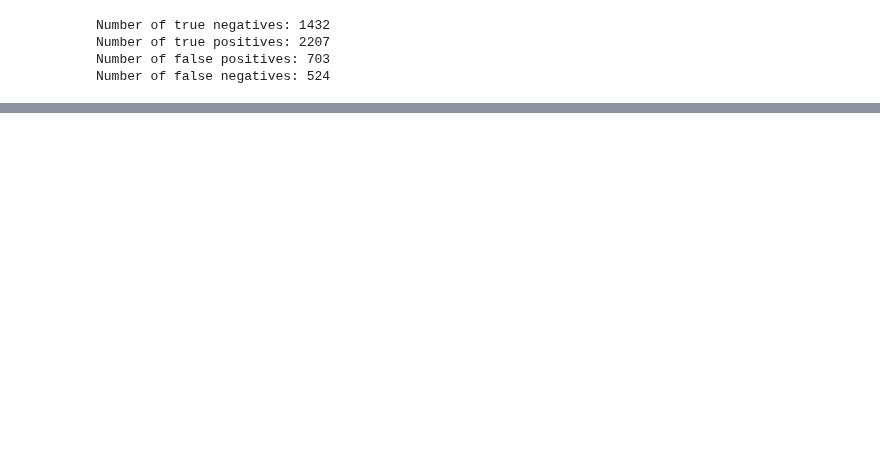
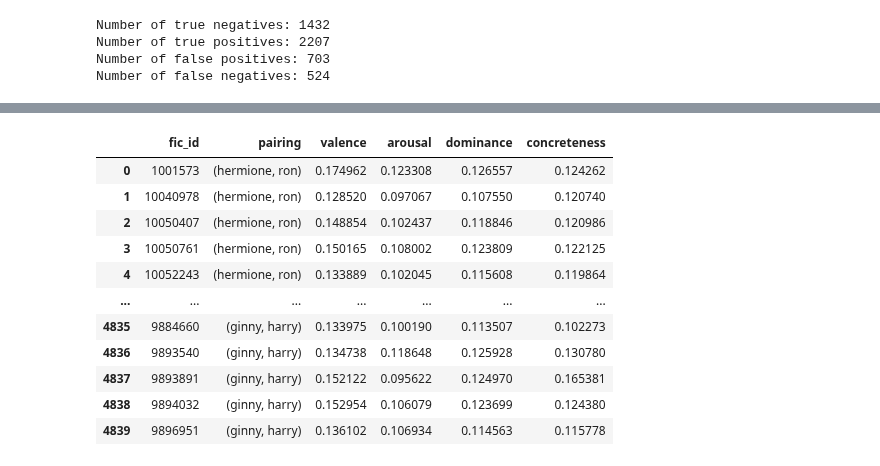
Before and after one commit to michaelmilleryoder/fanfiction-scripts, a Jupyter notebook: jupyter/emnlp2020_analysis.ipynb, the cells around one changed output, grey strips where cells are left out. Cells and saved outputs as stored; diff of their text form; code cells hidden in the pictures; blank space fills up the shorter version.

Commit message:
lexicon analysis

```diff
--- a/jupyter/emnlp2020_analysis.ipynb
+++ b/jupyter/emnlp2020_analysis.ipynb
@@ -275,3 +275,9 @@ See the caveats in the documentation: https://pandas.pydata.org/pandas-docs/stab
 train.to_pickle('/usr2/mamille2/fanfiction-project/output/emnlp2020_predictions/relationship_prediction_sample5400_train.pkl')
 # %% [markdown]
 # Look into correct, incorrect predictions on training set
+# %%
+# Load training set predictions
+import pandas as pd
+
+train = pd.read_pickle('/usr2/mamille2/fanfiction-project/output/emnlp2020_predictions/relationship_prediction_sample5400_train.pkl')
+train.shape
@@ -292,0 +324,6 @@ Number of false negatives: 524
+# %%
+# s = false_positives.sample(5, random_state=15)
+# s = false_negatives.sample(5, random_state=15)
+# s = true_positives.sample(5, random_state=15)
+s = true_negatives.sample(5, random_state=15)
+s.loc[:, ['fic_id', 'pairing', 'best_pred_canon', 'is_canon']]
@@ -292,0 +417,8 @@ Number of false negatives: 524
+# %%
+# Load style lexicon
+
+lexicon_fpath = '/projects/quarantine_impacts/lexicons/combined_lexicon.csv'
+lexicon_data = pd.read_csv(lexicon_fpath)
+
+lexicon = lexicon_data.set_index('word').to_dict(orient='index')
+lexicon
@@ -292,0 +443,50 @@ Number of false negatives: 524
+# %%
+from collections import Counter
+
+def lexicon_scores(text):
+#     text_values = {key: 0 for key in ['valence', 'arousal', 'dominance', 'concreteness']}
+    text_values = Counter({key: 0 for key in ['valence', 'arousal', 'dominance', 'concreteness']})
+    for tok in text.split():
+        if tok in lexicon:
+            text_values = Counter(lexicon[tok]) + text_values
+
+    return {key: val/len(text.split()) for key, val in text_values.items()}
+
+import re
+
+def pairing_present(text, pairing):
+     if re.search(r'\b{}\b'.format(pairing[0]), text) and re.search(r'\b{}\b'.format(pairing[1]), text):
+        return True
+     else:
+        return False
+
+# Join with story texts, find paragraphs with both characters
+import os
+import csv
+import pandas as pd
+from collections import Counter
+from tqdm.notebook import tqdm
+import pdb
+
+story_dirpath = '/data/fanfiction_ao3/harrypotter/preprocessed_paras/'
+# story_dirpath = '/usr2/mamille2/fanfiction-project/data/ao3/harrypotter/fics_paras'
+lexicon_outlines = []
+
+for fic_id, pairing in tqdm(list(zip(train['fic_id'], train['pairing']))):
+    fic_fpath = os.path.join(story_dirpath, f'{fic_id}.txt')
+    fic_lexicon_totals = Counter({key: 0 for key in ['valence', 'arousal', 'dominance', 'concreteness']})
+    with open(fic_fpath) as f:
+        paras = [p for p in f.read().splitlines()]
+        paras_present = [para for para in paras if pairing_present(para, pairing)]
+#         if len(paras_present) < 5:
+#             print(len(paras_present))
+        if len(paras_present)==0:
+            continue
+        for para in paras_present:
+            fic_lexicon_totals += Counter(lexicon_scores(para))
+    fic_lexicon_scores = {key: total/len(paras_present) for key, total in fic_lexicon_totals.items()}
+    lexicon_outlines.append([fic_id, pairing] + [fic_lexicon_scores.get(key, 0) for key in ['valence', 'arousal', 'dominance', 'concreteness']])
+
+lexicon_df = pd.DataFrame(lexicon_outlines, columns=['fic_id', 'pairing', 'valence', 'arousal', 'dominance', 'concreteness'])
+lexicon_df
+# %% [output]
@@ -292,0 +510,12 @@ Number of false negatives: 524
+|  | fic_id | pairing | valence | arousal | dominance | concreteness |
+| 0 | 1001573 | (hermione, ron) | 0.174962 | 0.123308 | 0.126557 | 0.124262 |
+| 1 | 10040978 | (hermione, ron) | 0.128520 | 0.097067 | 0.107550 | 0.120740 |
+| 2 | 10050407 | (hermione, ron) | 0.148854 | 0.102437 | 0.118846 | 0.120986 |
+| 3 | 10050761 | (hermione, ron) | 0.150165 | 0.108002 | 0.123809 | 0.122125 |
+| 4 | 10052243 | (hermione, ron) | 0.133889 | 0.102045 | 0.115608 | 0.119864 |
+| ... | ... | ... | ... | ... | ... | ... |
+| 4835 | 9884660 | (ginny, harry) | 0.133975 | 0.100190 | 0.113507 | 0.102273 |
+| 4836 | 9893540 | (ginny, harry) | 0.134738 | 0.118648 | 0.125928 | 0.130780 |
+| 4837 | 9893891 | (ginny, harry) | 0.152122 | 0.095622 | 0.124970 | 0.165381 |
+| 4838 | 9894032 | (ginny, harry) | 0.152954 | 0.106079 | 0.123699 | 0.124380 |
+| 4839 | 9896951 | (ginny, harry) | 0.136102 | 0.106934 | 0.114563 | 0.115778 |
```
Also changed, not shown: parts of 18 cells of this notebook, 3 other files.
